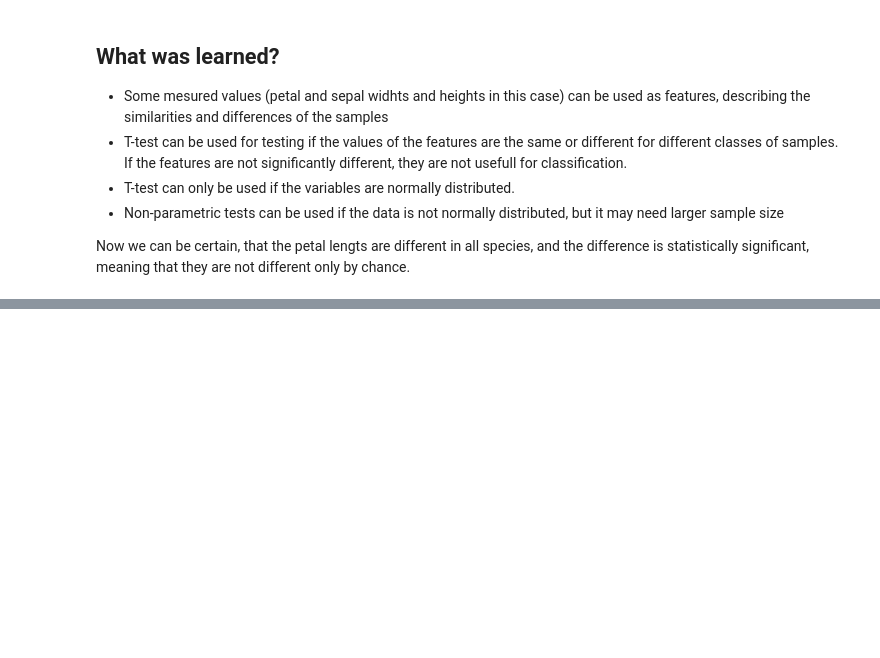
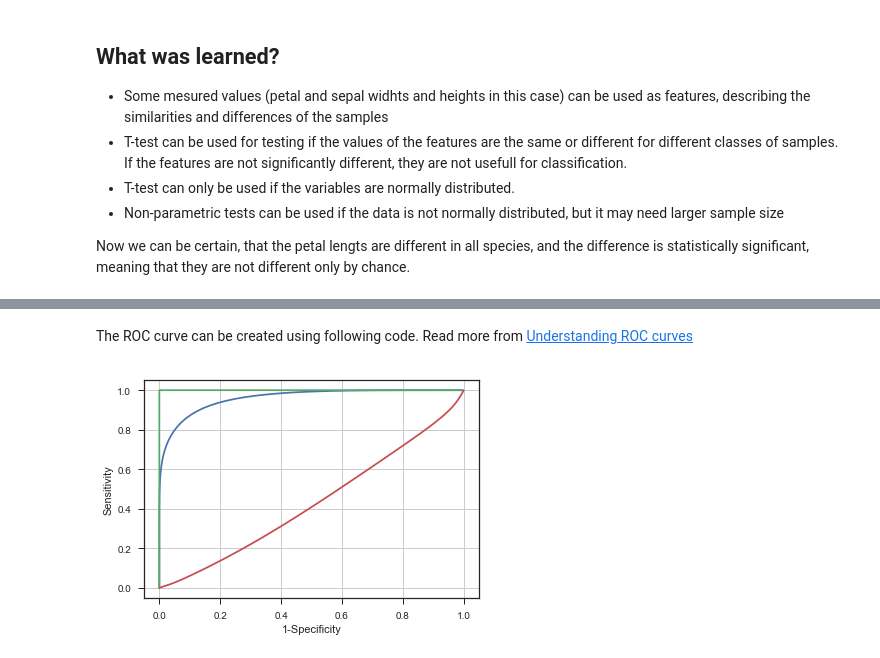
Before and after one commit to pevalisuo/AML, a Jupyter notebook: ICAT3190_Module3_preprocessing_and_feture_extraction.ipynb, the cells around one changed output, grey strips where cells are left out. Saved outputs shown, nothing was run; the diff lists cells and outputs as text; code cells hidden in the pictures; blank space fills up the shorter version.

```diff
--- a/ICAT3190_Module3_preprocessing_and_feture_extraction.ipynb
+++ b/ICAT3190_Module3_preprocessing_and_feture_extraction.ipynb
@@ -236,0 +257,44 @@ A demo is shown.
+# %% [markdown]
+The ROC curve can be created using following code. Read more from [Understanding ROC curves](https://stackabuse.com/understanding-roc-curves-with-python/)
+# %%
+from scipy.stats import gaussian_kde
+import numpy as np
+import matplotlib.pyplot as plt
+
+def plotROC(a,b):
+    """ Plots a ROC curve of the one dimensional data whose values
+        in one case are listed in a, and in another case in b.
+    """
+    ## Create a new x-axis, which has for example 100 poinsts
+    N=100
+    smallest_value=np.min((a.min(), b.min()))
+    biggest_value=np.max((a.max(), b.max()))
+    x_axis=np.linspace(smallest_value, biggest_value, N)
+
+    ## Estimate the distribution of X using kernel density estimate
+    ## For both cases, 0 and 1 and evaluate their values in the x-axis
+    ## This can be called also as probability density function (PDF).
+    h0=gaussian_kde(a).evaluate(x_axis)
+    h1=gaussian_kde(b).evaluate(x_axis)
+
+    ## Calculate the cumulative distribution function from PDF:s above
+    ## and scale them between 0 and 1
+    rocx=np.cumsum(h0)/np.sum(h0)
+    rocy=np.cumsum(h1)/np.sum(h1)
+
+    plt.plot(1-rocx, 1-rocy)
+    plt.xlabel('1-Specificity')
+    plt.ylabel('Sensitivity')
+# %%
+# Can petal length feature be used to distinguish versicolor (see the blue curve)
+plotROC(iris[iris.species=='versicolor'].petal_length, iris[iris.species=='virginica'].petal_length)
+
+# Can pedal length separate setosa from all other species (see the green curve)
+plotROC(iris[iris.species=='setosa'].petal_length, iris[iris.species!='setosa'].petal_length)
+
+# Is sepal width usefull in separating virginica from setosa (red curve)
+plotROC(iris[iris.species=='virginica'].sepal_width, iris[iris.species!='setosa'].sepal_width)
+
+plt.grid()
+# %% [output]
+[figure, added]
```
Also changed, not shown: parts of 13 cells of this notebook, 1 other file.
